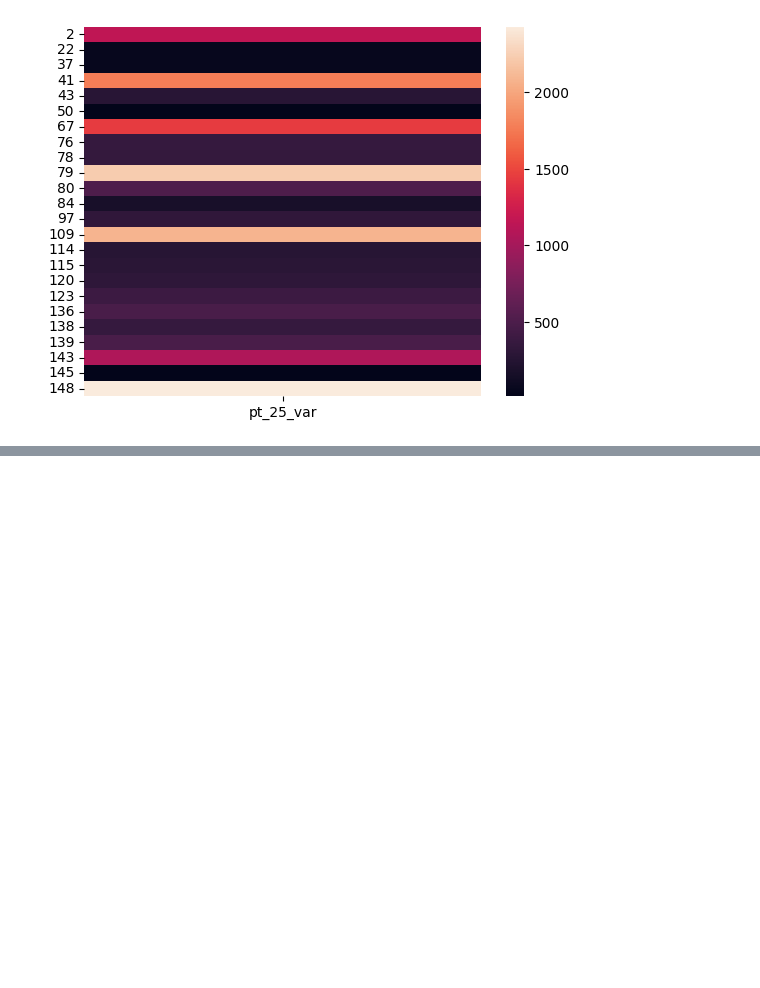
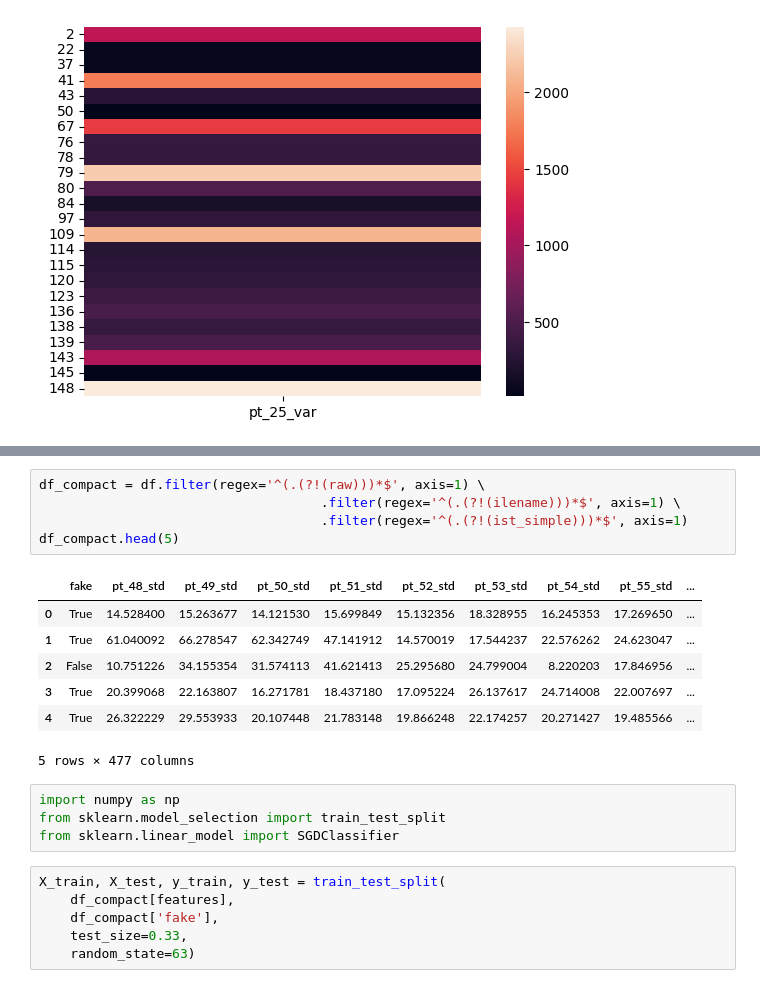
Before and after one commit to Trickster2038/BmstuDeepFake, a Jupyter notebook: notebook.ipynb, the cells around one changed output, grey strips where cells are left out. Saved outputs shown, nothing was run; the diff lists cells and outputs as text; blank space fills up the shorter version.

```diff
--- a/notebook.ipynb
+++ b/notebook.ipynb
@@ -199,0 +228,23 @@ sns.heatmap(df[df.fake==False].filter(regex='pt_25_var', axis=1))
+# %%
+df_compact = df.filter(regex='^(.(?!(raw)))*$', axis=1) \
+                                    .filter(regex='^(.(?!(ilename)))*$', axis=1) \
+                                    .filter(regex='^(.(?!(ist_simple)))*$', axis=1)
+df_compact.head(5)
+# %% [output]
+|  | fake | pt_48_std | pt_49_std | pt_50_std | pt_51_std | pt_52_std | pt_53_std | pt_54_std | pt_55_std | ... |
+| 0 | True | 14.528400 | 15.263677 | 14.121530 | 15.699849 | 15.132356 | 18.328955 | 16.245353 | 17.269650 | ... |
+| 1 | True | 61.040092 | 66.278547 | 62.342749 | 47.141912 | 14.570019 | 17.544237 | 22.576262 | 24.623047 | ... |
+| 2 | False | 10.751226 | 34.155354 | 31.574113 | 41.621413 | 25.295680 | 24.799004 | 8.220203 | 17.846956 | ... |
+| 3 | True | 20.399068 | 22.163807 | 16.271781 | 18.437180 | 17.095224 | 26.137617 | 24.714008 | 22.007697 | ... |
+| 4 | True | 26.322229 | 29.553933 | 20.107448 | 21.783148 | 19.866248 | 22.174257 | 20.271427 | 19.485566 | ... |
+5 rows × 477 columns
+# %%
+import numpy as np
+from sklearn.model_selection import train_test_split
+from sklearn.linear_model import SGDClassifier
+# %%
+X_train, X_test, y_train, y_test = train_test_split(
+    df_compact[features],
+    df_compact['fake'],
+    test_size=0.33,
+    random_state=63)
```
Also changed, not shown: parts of 12 cells of this notebook.
